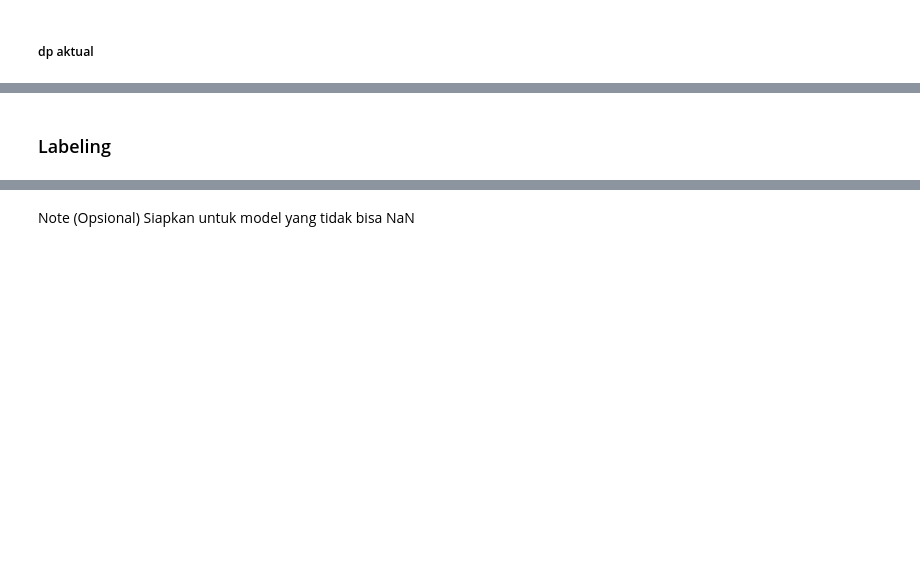
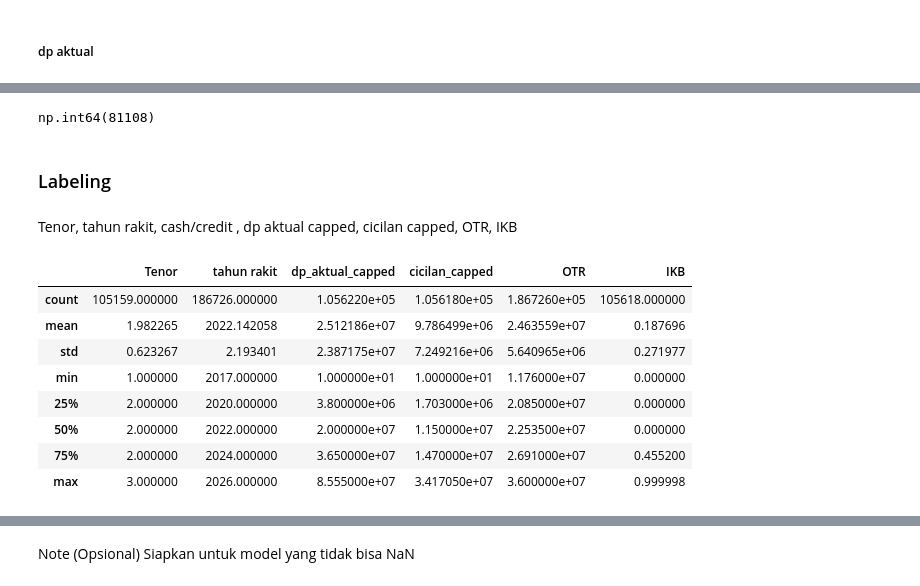
Before and after one commit to FauzanZF/UCSparc2026, a Jupyter notebook: fauzan969avere0.ipynb, the cells around one changed output, grey strips where cells are left out. Drawn from its saved outputs; the diff is of its cells as text; code cells hidden in the pictures; blank space fills up the shorter version.

```diff
--- a/fauzan969avere0.ipynb
+++ b/fauzan969avere0.ipynb
@@ -798,0 +750,11 @@ dp aktual anomali
+# %%
+#ubah value 11 menjadi N untuk Pekerjaan dan drop baris yang memiliki value 35 di Pekerjaan
+df_labeling['Pekerjaan'] = (
+    df_labeling['Pekerjaan']
+    .astype(str)
+    .str.strip()
+    .str.upper()
+    .replace({'11': 'N'})
+)
+
+df_labeling = df_labeling[~df_labeling['Pekerjaan'].isin(['35','0'])].copy()
@@ -799,2 +815,35 @@ dp aktual anomali
+# %%
+#Buat fitur estimasi pendapatan
+df_labeling['estimasi_pendapatan'] = (
+    df_labeling['Pekerjaan']
+    .astype(str)
+    .str.upper()
+    .map(income_map)
+)
+# %%
+df_labeling['IKB'] = (
+    (df_labeling['estimasi_pendapatan'] - df_labeling['cicilan']) /
+    df_labeling['estimasi_pendapatan']
+)
+
+df_labeling['IKB'] = df_labeling['IKB'].clip(0, 1)
+# %%
+df_labeling['IKB'].isna().sum()
+# %% [output]
+np.int64(81108)
 # %% [markdown]
 ### Labeling
+# %% [markdown]
+Tenor, tahun rakit, cash/credit , dp aktual capped, cicilan capped, OTR, IKB
+# %%
+df_labeling[['Tenor', 'tahun rakit', 'Cash/Credit', 'dp_aktual_capped', 'cicilan_capped', 'OTR', 'IKB']].describe()
+# %% [output]
+|  | Tenor | tahun rakit | dp_aktual_capped | cicilan_capped | OTR | IKB |
+| count | 105159.000000 | 186726.000000 | 1.056220e+05 | 1.056180e+05 | 1.867260e+05 | 105618.000000 |
+| mean | 1.982265 | 2022.142058 | 2.512186e+07 | 9.786499e+06 | 2.463559e+07 | 0.187696 |
+| std | 0.623267 | 2.193401 | 2.387175e+07 | 7.249216e+06 | 5.640965e+06 | 0.271977 |
+| min | 1.000000 | 2017.000000 | 1.000000e+01 | 1.000000e+01 | 1.176000e+07 | 0.000000 |
+| 25% | 2.000000 | 2020.000000 | 3.800000e+06 | 1.703000e+06 | 2.085000e+07 | 0.000000 |
+| 50% | 2.000000 | 2022.000000 | 2.000000e+07 | 1.150000e+07 | 2.253500e+07 | 0.000000 |
+| 75% | 2.000000 | 2024.000000 | 3.650000e+07 | 1.470000e+07 | 2.691000e+07 | 0.455200 |
+| max | 3.000000 | 2026.000000 | 8.555000e+07 | 3.417050e+07 | 3.600000e+07 | 0.999998 |
```
Also changed, not shown: parts of 49 cells of this notebook.
